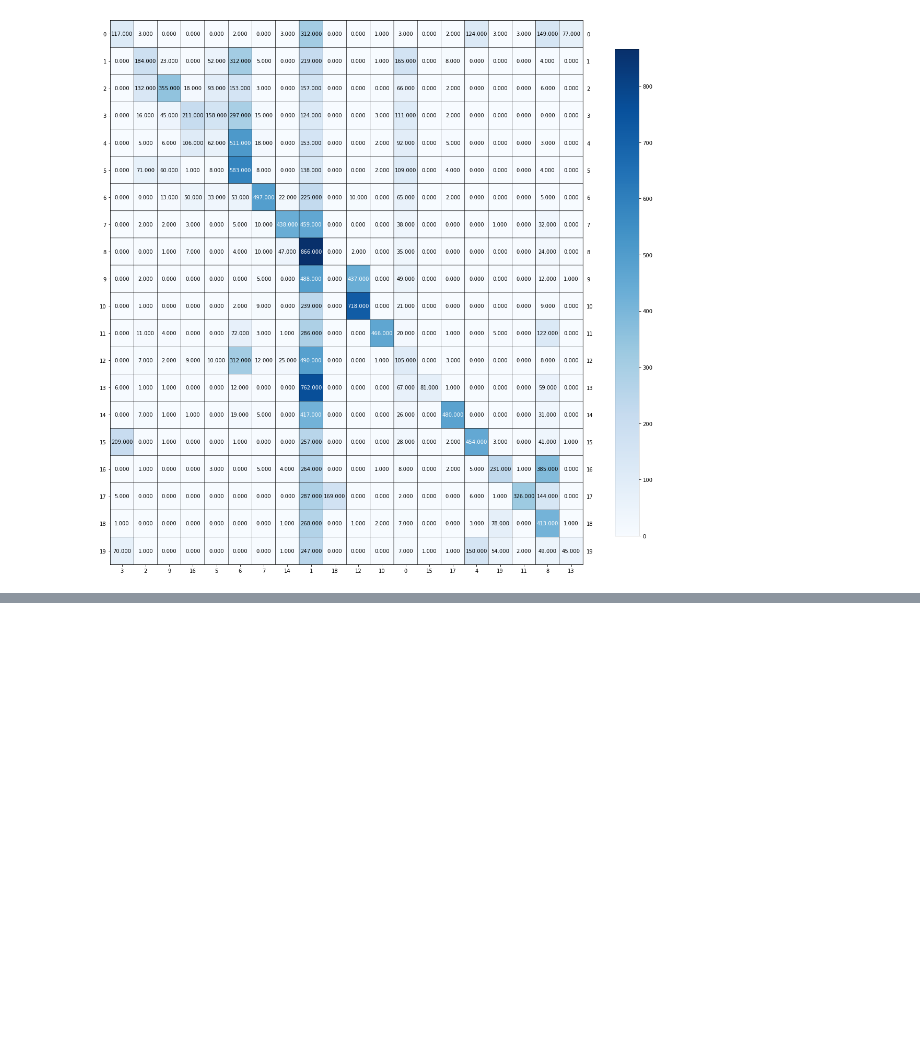
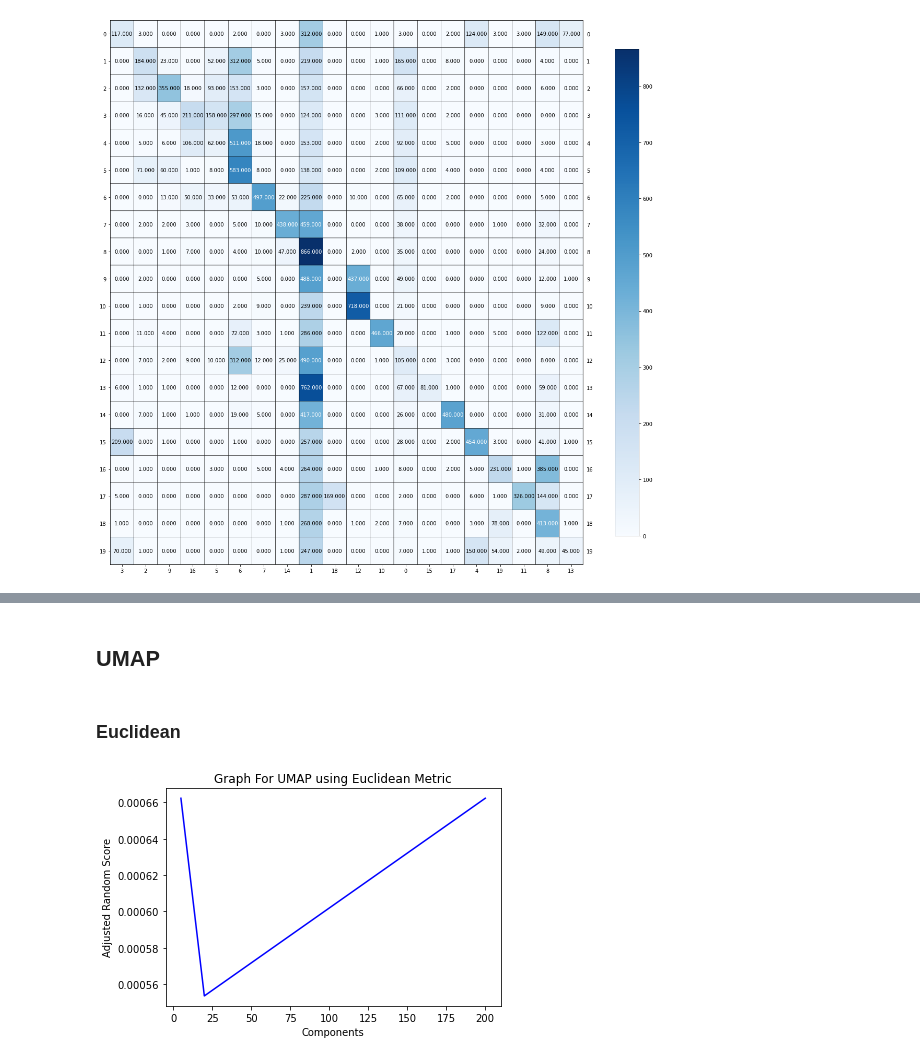
Before and after one commit to diplav09/Data-Representations-and-Clustering, a Jupyter notebook: Data_Representation_Clustering_Diplav.ipynb, the cells around one changed output, grey strips where cells are left out. Drawn from its saved outputs; the diff is of its cells as text; code cells hidden in the pictures; blank space fills up the shorter version.

Commit message:
umap cosine vs euclidean

```diff
--- a/Data_Representation_Clustering_Diplav.ipynb
+++ b/Data_Representation_Clustering_Diplav.ipynb
@@ -232,4 +233,5 @@ plot_mat(conf_mat[row[:, np.newaxis], colmn], xticklabels=colmn, yticklabels=row
 # %%
+r = [1,5,10,50,100,300]
 NMFScores_Homogeneity = []
 NMFScores_Completeness = []
 NMFScores_V_measure = []
@@ -282,0 +272,11 @@ plot_mat(conf_mat[row[:, np.newaxis], colmn], xticklabels=colmn, yticklabels=row
+# %%
+n_components = 10
+
+
+NMFmodel = getNMF(n_components, tfidf_features)
+transformed_features = NMFmodel.transform(tfidf_features)
+
+kmeans = KMeans(n_clusters=20, random_state=0, max_iter=5000, n_init=50).fit(transformed_features)
+predicted_labels_NMF = kmeans.labels_
+
+scores = getScores(labels, predicted_labels_NMF)
@@ -282,0 +297,36 @@ plot_mat(conf_mat[row[:, np.newaxis], colmn], xticklabels=colmn, yticklabels=row
+# %% [markdown]
+## UMAP
+# %%
+n_comps = [5, 20, 200]
+# %% [markdown]
+### Euclidean
+# %%
+UMAP_Eucl_Homogeneity = []
+UMAP_Eucl_Completeness = []
+UMAP_Eucl_V_measure = []
+UMAP_Eucl_AdjustedRandIndex = []
+UMAP_Eucl_Adjusted_mutual_information_score = []
+UMAP_Eucl_predlabels = []
+
+for k in n_comps:
+    umap_fit = umap.UMAP(n_components=k, random_state=0, metric='euclidean')
+    umap_features = umap_fit.fit_transform(tfidf_features)
+    kmeans = KMeans(n_clusters=20, random_state=0, max_iter=5000, n_init=50).fit(umap_features)
+    predicted_labels = kmeans.labels_
+    scores = getScores(labels, predicted_labels)
+    UMAP_Eucl_predlabels.append(predicted_labels)
+    UMAP_Eucl_Homogeneity.append(scores['Homogeneity'])
+    UMAP_Eucl_Completeness.append(scores['Completeness'])
+    UMAP_Eucl_V_measure.append(scores['V_measure'])
+    UMAP_Eucl_AdjustedRandIndex.append(scores['AdjustedRandIndex'])
+    UMAP_Eucl_Adjusted_mutual_information_score.append(scores['Adjusted_mutual_information_score'])
+# %%
+plt.plot(n_comps, UMAP_Eucl_AdjustedRandIndex, color='b')
+
+plt.xlabel("Components")
+plt.ylabel("Adjusted Random Score")
+plt.title("Graph For UMAP using Euclidean Metric")
+
+plt.show()
+# %% [output]
+[figure, added]
```
Also changed, not shown: parts of 37 cells of this notebook.
